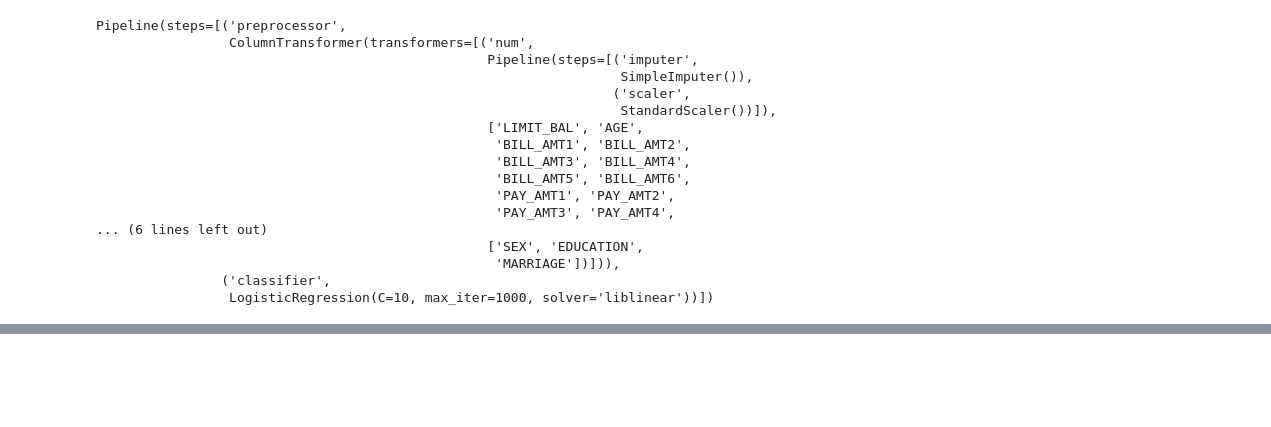
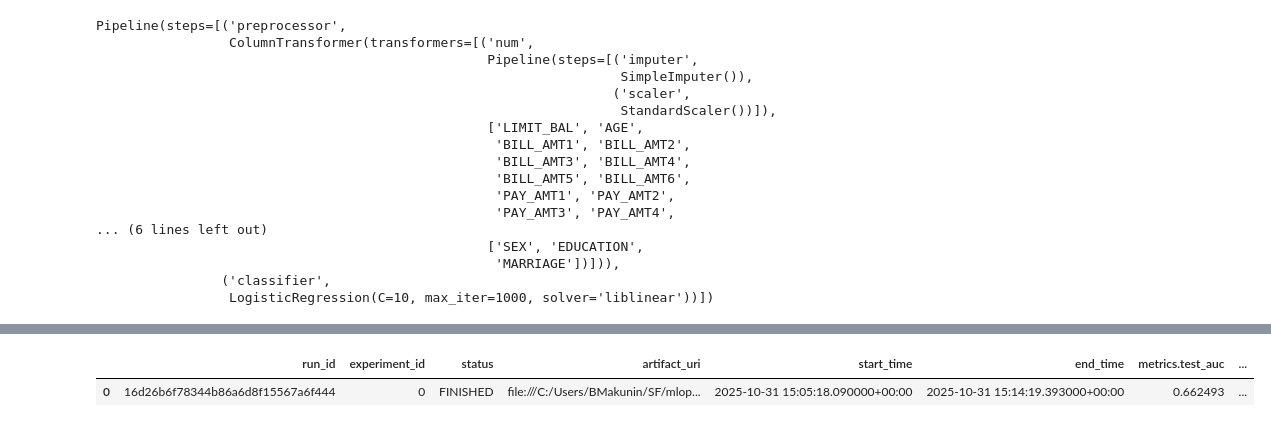
Before and after one commit to Boryan71/MLOps, a Jupyter notebook: notebooks/pipeline.ipynb, the cells around one changed output, grey strips where cells are left out. Cells and saved outputs as stored; diff of their text form; code cells hidden in the pictures; blank space fills up the shorter version.

Commit message:
Добавлено логирование mlflow

```diff
--- a/notebooks/pipeline.ipynb
+++ b/notebooks/pipeline.ipynb
@@ -140,2 +180,9 @@ weighted avg       0.83      0.78      0.69      6000
 # %%
 # Судя по отчету, можно сказать, что линейная регрессия не слишком подходит для выявления дефолта :(
+# %%
+model = mlflow.search_runs(filter_string="tags.mlflow.runName = 'pipeline'")
+# %%
+model
+# %% [output]
+|  | run_id | experiment_id | status | artifact_uri | start_time | end_time | metrics.test_auc | ... |
+| 0 | 16d26b6f78344b86a6d8f15567a6f444 | 0 | FINISHED | file:///C:/Users/BMakunin/SF/mlop... | 2025-10-31 15:05:18.090000+00:00 | 2025-10-31 15:14:19.393000+00:00 | 0.662493 | ... |
```
Also changed, not shown: parts of 9 cells of this notebook, 1 other file.
